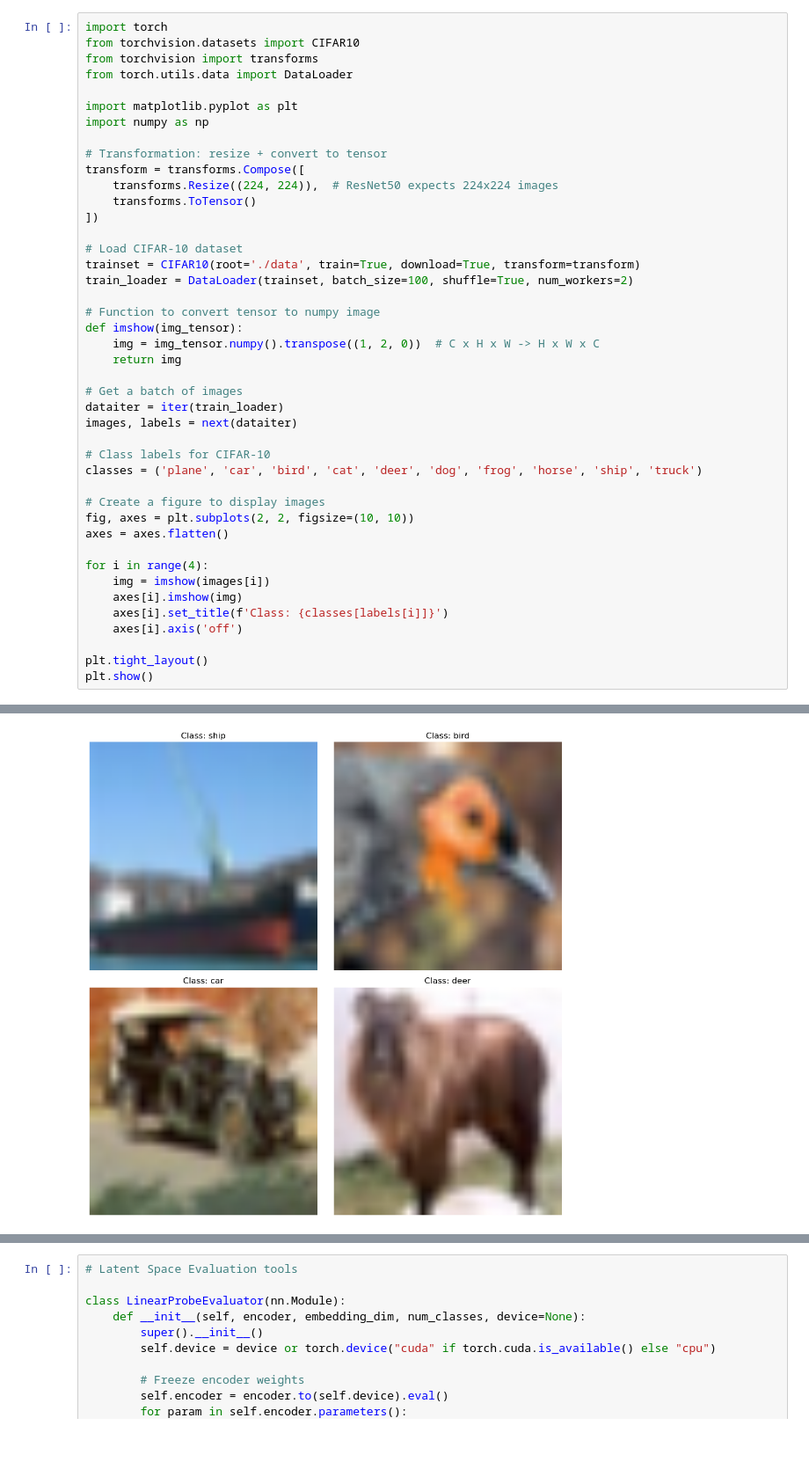
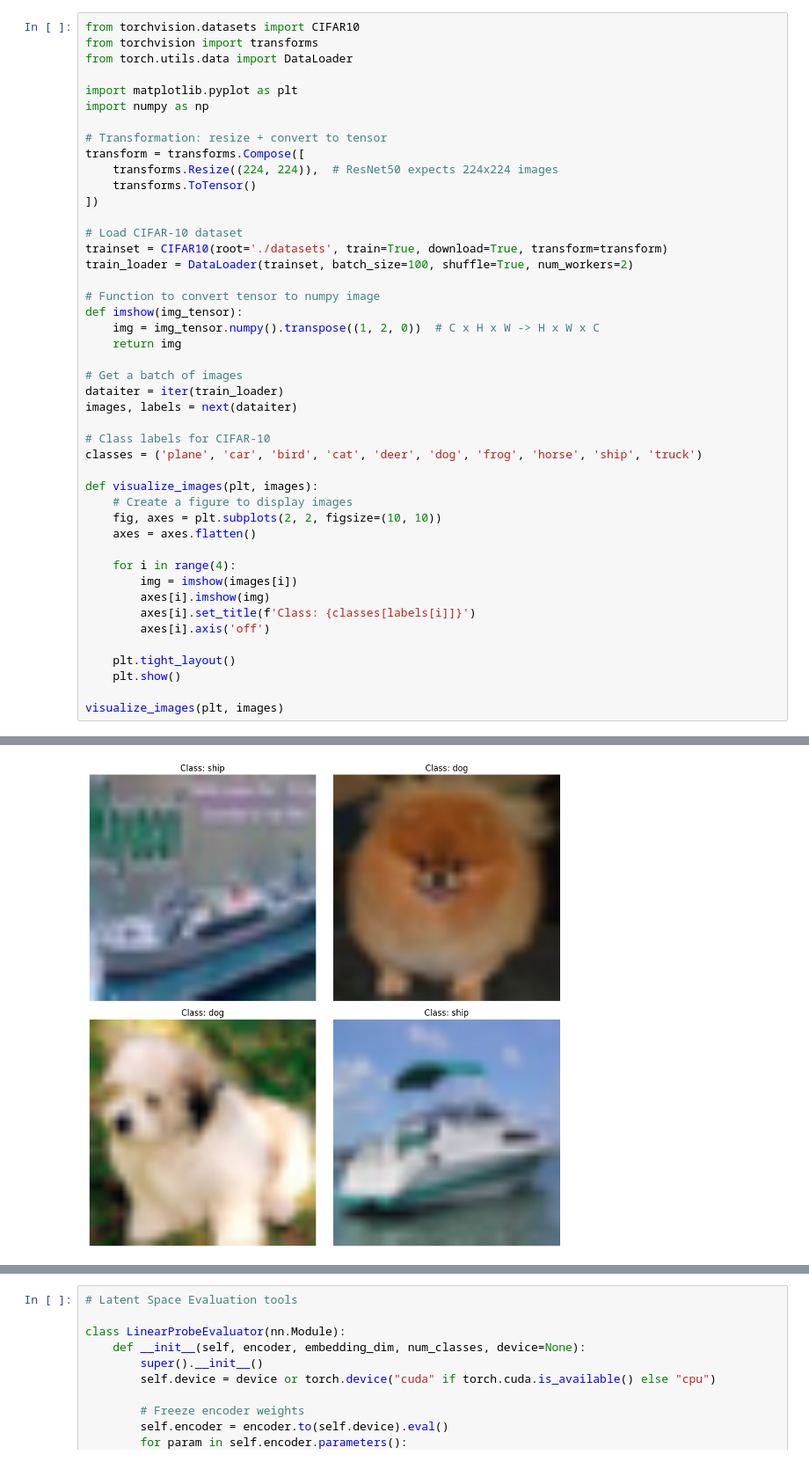
Before and after one commit to BosonicJustin/CLTheory, a Jupyter notebook: Isomorphic Augmentation Test.ipynb, the cells around one changed output, grey strips where cells are left out. Shown at 88% size. Drawn from its saved outputs; the diff is of its cells as text.

```diff
--- a/Isomorphic Augmentation Test.ipynb
+++ b/Isomorphic Augmentation Test.ipynb
@@ -104,5 +27,4 @@ The autoreload extension is already loaded. To reload it, use:
 # %%
-import torch
 from torchvision.datasets import CIFAR10
 from torchvision import transforms
 from torch.utils.data import DataLoader
@@ -117,7 +39,7 @@ transform = transforms.Compose([
 ])
 
 # Load CIFAR-10 dataset
-trainset = CIFAR10(root='./data', train=True, download=True, transform=transform)
+trainset = CIFAR10(root='./datasets', train=True, download=True, transform=transform)
 train_loader = DataLoader(trainset, batch_size=100, shuffle=True, num_workers=2)
 
 # Function to convert tensor to numpy image
@@ -132,16 +54,19 @@ images, labels = next(dataiter)
 # Class labels for CIFAR-10
 classes = ('plane', 'car', 'bird', 'cat', 'deer', 'dog', 'frog', 'horse', 'ship', 'truck')
 
-# Create a figure to display images
-fig, axes = plt.subplots(2, 2, figsize=(10, 10))
-axes = axes.flatten()
+def visualize_images(plt, images):
+    # Create a figure to display images
+    fig, axes = plt.subplots(2, 2, figsize=(10, 10))
+    axes = axes.flatten()
 
-for i in range(4):
-    img = imshow(images[i])
-    axes[i].imshow(img)
-    axes[i].set_title(f'Class: {classes[labels[i]]}')
-    axes[i].axis('off')
+    for i in range(4):
+        img = imshow(images[i])
+        axes[i].imshow(img)
+        axes[i].set_title(f'Class: {classes[labels[i]]}')
+        axes[i].axis('off')
 
-plt.tight_layout()
-plt.show()
+    plt.tight_layout()
+    plt.show()
+
+visualize_images(plt, images)
 # %% [output]
@@ -149,2 +73,2 @@ Files already downloaded and verified
-[figure, old version]
+[figure, new version]
 # %%
```
Also changed, not shown: parts of 4 cells of this notebook, 2 other files.
